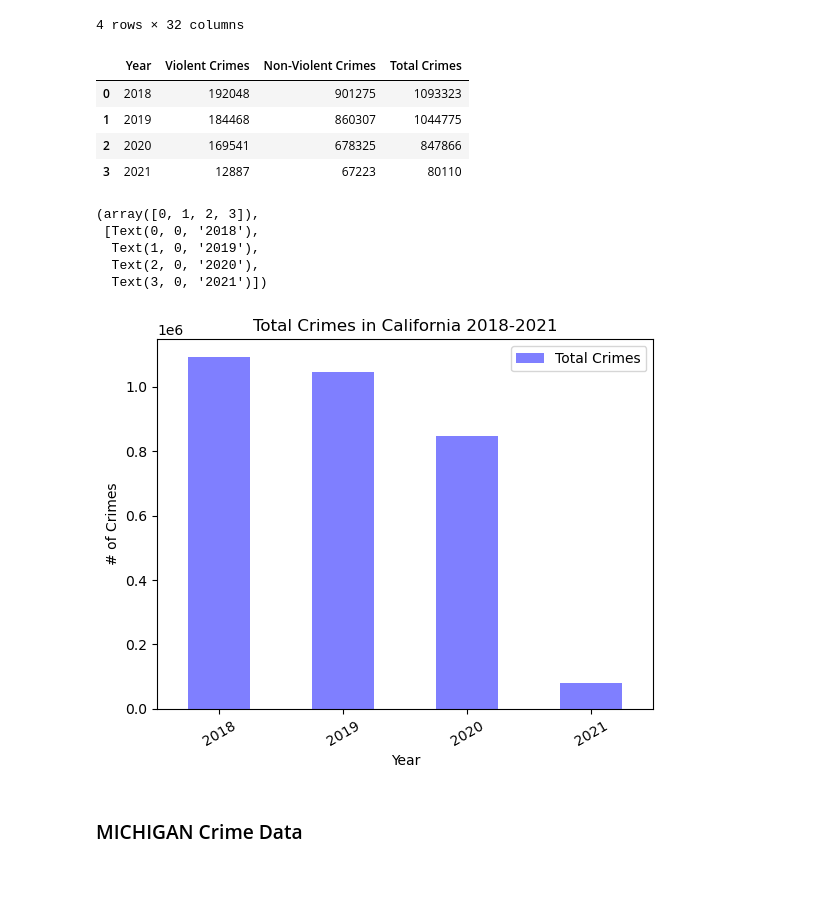
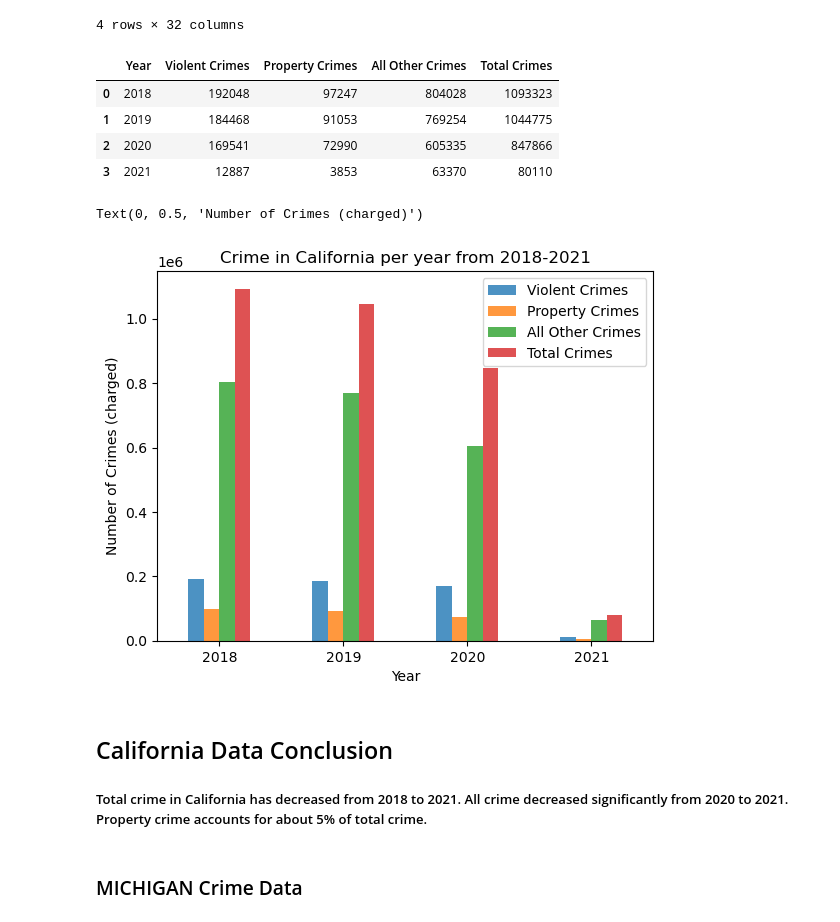
Before and after one commit to drainlm/Personalized-Relocation-Helper-, a Jupyter notebook: code.ipynb, the cells around one changed output. Saved outputs shown, nothing was run; the diff lists cells and outputs as text; code cells hidden in the pictures; blank space fills up the shorter version.

```diff
--- a/code.ipynb
+++ b/code.ipynb
@@ -207,16 +134,15 @@ ca_crime_df
 ca_crime_df['Violent Crimes'] = ca_crime_df.loc[:, ['Aggravated Assault',
                                             'Murder and Nonnegligent Manslaughter',
                                             'Rape', 'Robbery', 'Simple Assault']].sum(axis=1)
-# Get sum of all non-violent crime categories and add to new columng called "Violent Crimes"
-ca_crime_df['Non-Violent Crimes'] = ca_crime_df.loc[:, ['All Other Offenses (Except Traffic)', 'Arson',
-                                            'Burglary','Curfew and Loitering Law Violations', 'Disorderly Conduct',
-                                            'Driving Under the Influence', 'Drug Abuse Violations - Grand Total',
-                                            'Drunkenness', 'Embezzlement', 'Forgery and Counterfeiting', 'Fraud',
-                                            'Gambling - Total', 'Human Trafficking - Commercial Sex Acts',
-                                            'Human Trafficking - Involuntary Servitude', 'Larceny - Theft',
-                                            'Liquor Laws', 'Manslaughter by Negligence', 'Motor Vehicle Theft',
-                                            'Offenses Against the Family and Children','Prostitution and Commercialized Vice',
-                                            'Stolen Property: Buying, Receiving, Possessing',
+# Get sum of all property crimes and add in column called "Property Crimes"
+ca_crime_df['Property Crimes'] = ca_crime_df.loc[:, ['Arson', 'Burglary', 'Larceny - Theft', 'Motor Vehicle Theft']].sum(axis=1)
+# Get sum of all other crime categories and add to new columng called "All Other Crimes"
+ca_crime_df['All Other Crimes'] = ca_crime_df.loc[:, ['All Other Offenses (Except Traffic)','Curfew and Loitering Law Violations',
+                                            'Disorderly Conduct','Driving Under the Influence', 'Drug Abuse Violations - Grand Total',
+                                            'Drunkenness', 'Embezzlement', 'Forgery and Counterfeiting', 'Fraud', 'Gambling - Total',
+                                            'Human Trafficking - Commercial Sex Acts', 'Human Trafficking - Involuntary Servitude',
+                                            'Liquor Laws', 'Manslaughter by Negligence','Offenses Against the Family and Children',
+                                            'Prostitution and Commercialized Vice','Stolen Property: Buying, Receiving, Possessing',
                                             'Suspicion', 'Vagrancy', 'Vandalism','Weapons: Carrying, Possessing, Etc.',
                                             'Sex Offenses (Except Rape, and Prostitution and Commercialized Vice)']].sum(axis=1)
 # Drop all columns except totals and data years
@@ -231,28 +157,26 @@ ca_crime_df.drop(
        "Weapons: Carrying, Possessing, Etc.","Sex Offenses (Except Rape, and Prostitution and Commercialized Vice)"],
        axis=1, inplace=True)
 # Add total crimes column
-ca_crime_df['Total Crimes'] = ca_crime_df.loc[:, ['Non-Violent Crimes', 'Violent Crimes']].sum(axis=1)
+ca_crime_df['Total Crimes'] = ca_crime_df.loc[:, ['Property Crimes', 'Violent Crimes', 'All Other Crimes']].sum(axis=1)
 ca_crime_df
 # %% [output]
-|  | Year | Violent Crimes | Non-Violent Crimes | Total Crimes |
-| 0 | 2018 | 192048 | 901275 | 1093323 |
-| 1 | 2019 | 184468 | 860307 | 1044775 |
-| 2 | 2020 | 169541 | 678325 | 847866 |
-| 3 | 2021 | 12887 | 67223 | 80110 |
+|  | Year | Violent Crimes | Property Crimes | All Other Crimes | Total Crimes |
+| 0 | 2018 | 192048 | 97247 | 804028 | 1093323 |
+| 1 | 2019 | 184468 | 91053 | 769254 | 1044775 |
+| 2 | 2020 | 169541 | 72990 | 605335 | 847866 |
+| 3 | 2021 | 12887 | 3853 | 63370 | 80110 |
 # %%
-# Plot crimes in bar chart
-ca_crime_df.plot.bar(x='Year', y='Total Crimes', align="center", color='b', alpha=0.5)
-plt.title("Total Crimes in California 2018-2021")
+# Plot CA crimes in bar chart
+ca_crime_df.plot.bar(x='Year', y=None, align="center", alpha=0.8, rot=0)
+plt.title("Crime in California per year from 2018-2021")
 plt.xlabel("Year")
-plt.ylabel("# of Crimes")
-plt.xticks(rotation=30)
+plt.ylabel("Number of Crimes (charged)")
 # %% [output]
-(array([0, 1, 2, 3]),
- [Text(0, 0, '2018'),
-  Text(1, 0, '2019'),
-  Text(2, 0, '2020'),
-  Text(3, 0, '2021')])
+Text(0, 0.5, 'Number of Crimes (charged)')
-[figure, old version]
+[figure, new version]
+# %% [markdown]
+## California Data Conclusion
+##### Total crime in California has decreased from 2018 to 2021. All crime decreased significantly from 2020 to 2021. Property crime accounts for about 5% of total crime.
 # %% [markdown]
 ### MICHIGAN Crime Data
 # %%
```
Also changed, not shown: parts of 20 cells of this notebook, 1 other file.
